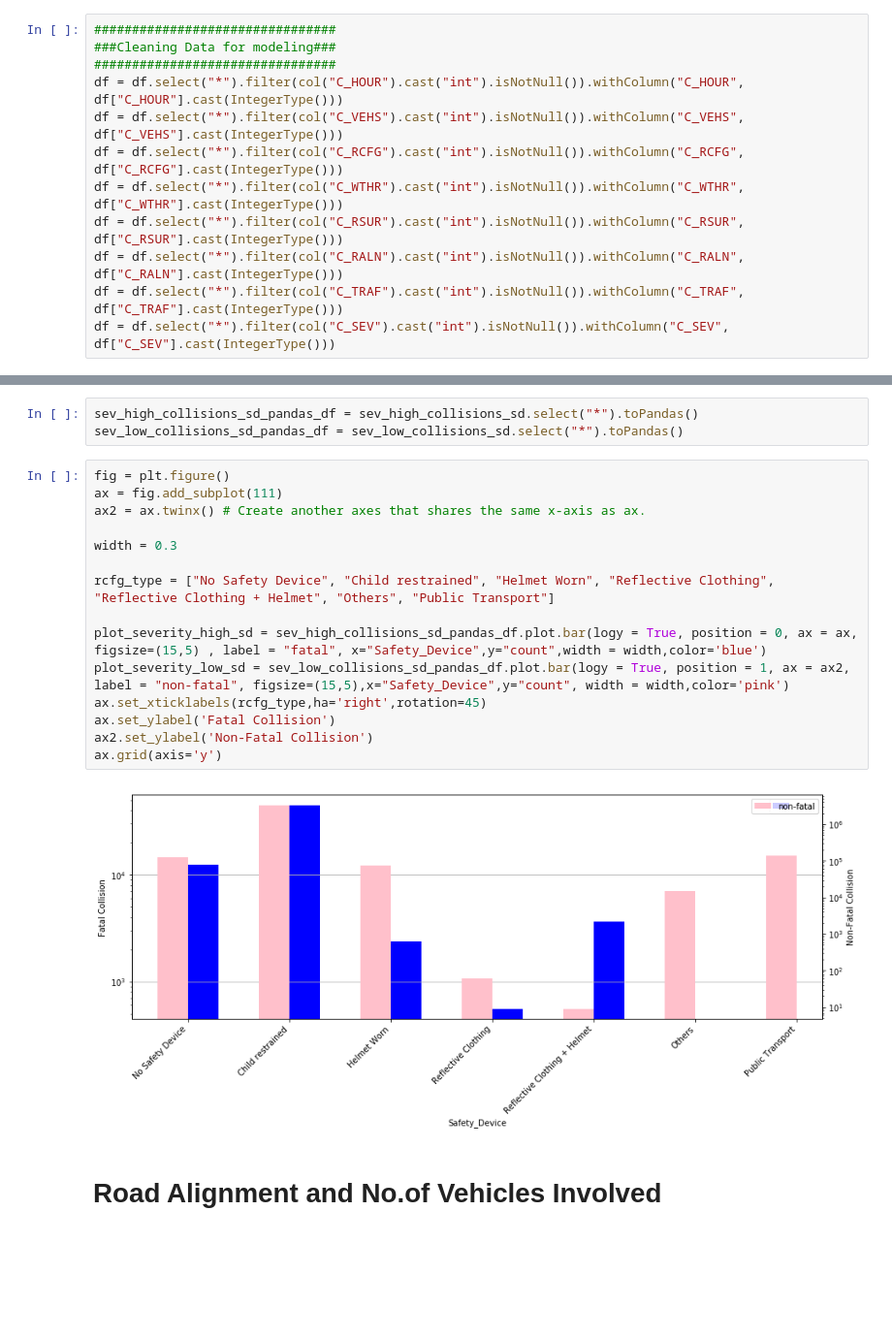
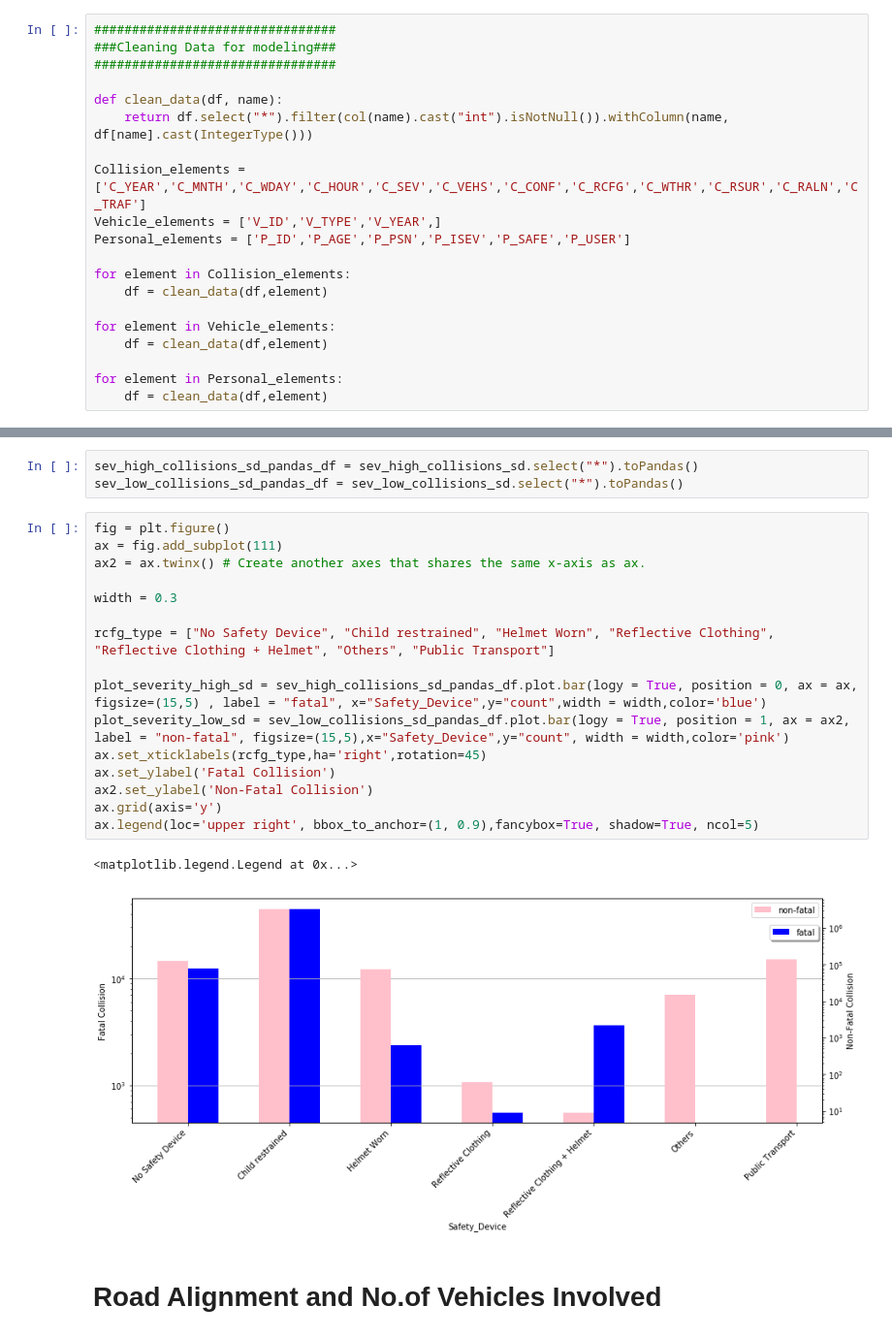
Before and after one commit to SinghGursimran/Analysis-of-Car-Accidents-in-Canada-using-PySpark, a Jupyter notebook: Analysis.ipynb, the cells around one changed output, grey strips where cells are left out. Shown at 97% size. Saved outputs shown, nothing was run; the diff lists cells and outputs as text; blank space fills up the shorter version.

```diff
--- a/Analysis.ipynb
+++ b/Analysis.ipynb
@@ -410,18 +415,26 @@ plot_collisions_sex_year_male.grid(axis='y')
 [figure]
 # %% [markdown]
 # Modeling Severity of Accidents using pyspark.ml
-# %%
-################################
-###Cleaning Data for modeling###
-################################
-df = df.select("*").filter(col("C_HOUR").cast("int").isNotNull()).withColumn("C_HOUR", df["C_HOUR"].cast(IntegerType()))
-df = df.select("*").filter(col("C_VEHS").cast("int").isNotNull()).withColumn("C_VEHS", df["C_VEHS"].cast(IntegerType()))
-df = df.select("*").filter(col("C_RCFG").cast("int").isNotNull()).withColumn("C_RCFG", df["C_RCFG"].cast(IntegerType()))
-df = df.select("*").filter(col("C_WTHR").cast("int").isNotNull()).withColumn("C_WTHR", df["C_WTHR"].cast(IntegerType()))
-df = df.select("*").filter(col("C_RSUR").cast("int").isNotNull()).withColumn("C_RSUR", df["C_RSUR"].cast(IntegerType()))
-df = df.select("*").filter(col("C_RALN").cast("int").isNotNull()).withColumn("C_RALN", df["C_RALN"].cast(IntegerType()))
-df = df.select("*").filter(col("C_TRAF").cast("int").isNotNull()).withColumn("C_TRAF", df["C_TRAF"].cast(IntegerType()))
-df = df.select("*").filter(col("C_SEV").cast("int").isNotNull()).withColumn("C_SEV", df["C_SEV"].cast(IntegerType()))
+# %%
+################################
+###Cleaning Data for modeling###
+################################
+
+def clean_data(df, name):
+    return df.select("*").filter(col(name).cast("int").isNotNull()).withColumn(name, df[name].cast(IntegerType()))
+
+Collision_elements = ['C_YEAR','C_MNTH','C_WDAY','C_HOUR','C_SEV','C_VEHS','C_CONF','C_RCFG','C_WTHR','C_RSUR','C_RALN','C_TRAF']
+Vehicle_elements = ['V_ID','V_TYPE','V_YEAR',]
+Personal_elements = ['P_ID','P_AGE','P_PSN','P_ISEV','P_SAFE','P_USER']
+
+for element in Collision_elements:
+    df = clean_data(df,element)
+
+for element in Vehicle_elements:
+    df = clean_data(df,element)
+
+for element in Personal_elements:
+    df = clean_data(df,element)
 # %%
 #Converting features to a Dense Vector
 from pyspark.ml.feature import VectorAssembler
@@ -524,20 +549,22 @@ sev_low_collisions_sd_pandas_df = sev_low_collisions_sd.select("*").toPandas()
 # %%
 fig = plt.figure()
 ax = fig.add_subplot(111)
 ax2 = ax.twinx() # Create another axes that shares the same x-axis as ax.
 
 width = 0.3
 
 rcfg_type = ["No Safety Device", "Child restrained", "Helmet Worn", "Reflective Clothing", "Reflective Clothing + Helmet", "Others", "Public Transport"]
 
 plot_severity_high_sd = sev_high_collisions_sd_pandas_df.plot.bar(logy = True, position = 0, ax = ax, figsize=(15,5) , label = "fatal", x="Safety_Device",y="count",width = width,color='blue')
 plot_severity_low_sd = sev_low_collisions_sd_pandas_df.plot.bar(logy = True, position = 1, ax = ax2, label = "non-fatal", figsize=(15,5),x="Safety_Device",y="count", width = width,color='pink')
 ax.set_xticklabels(rcfg_type,ha='right',rotation=45)
 ax.set_ylabel('Fatal Collision')
 ax2.set_ylabel('Non-Fatal Collision')
 ax.grid(axis='y')
+ax.legend(loc='upper right', bbox_to_anchor=(1, 0.9),fancybox=True, shadow=True, ncol=5)
 # %% [output]
+<matplotlib.legend.Legend at 0x...>
-[figure, old version]
+[figure, new version]
 # %% [markdown]
 # Road Alignment and No.of Vehicles Involved
 # %%
```
Also changed, not shown: parts of 11 cells of this notebook.
